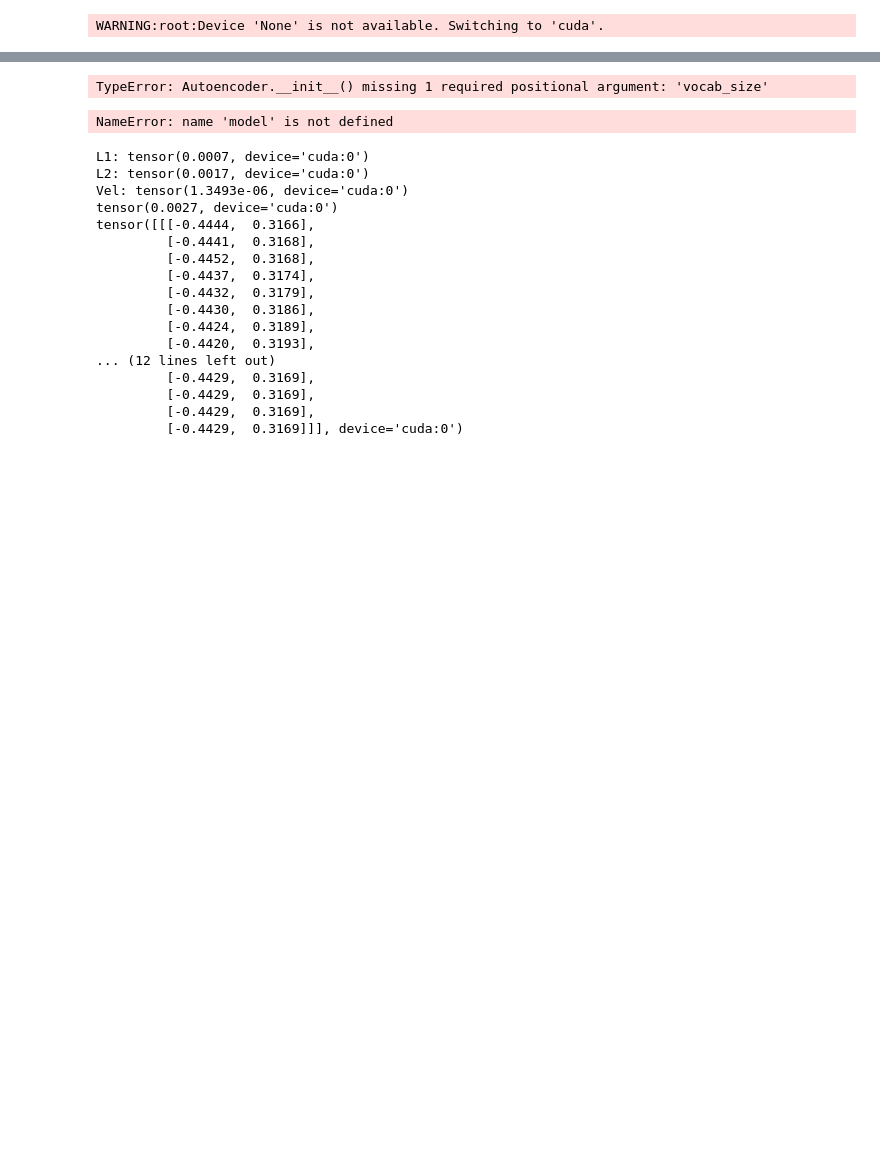
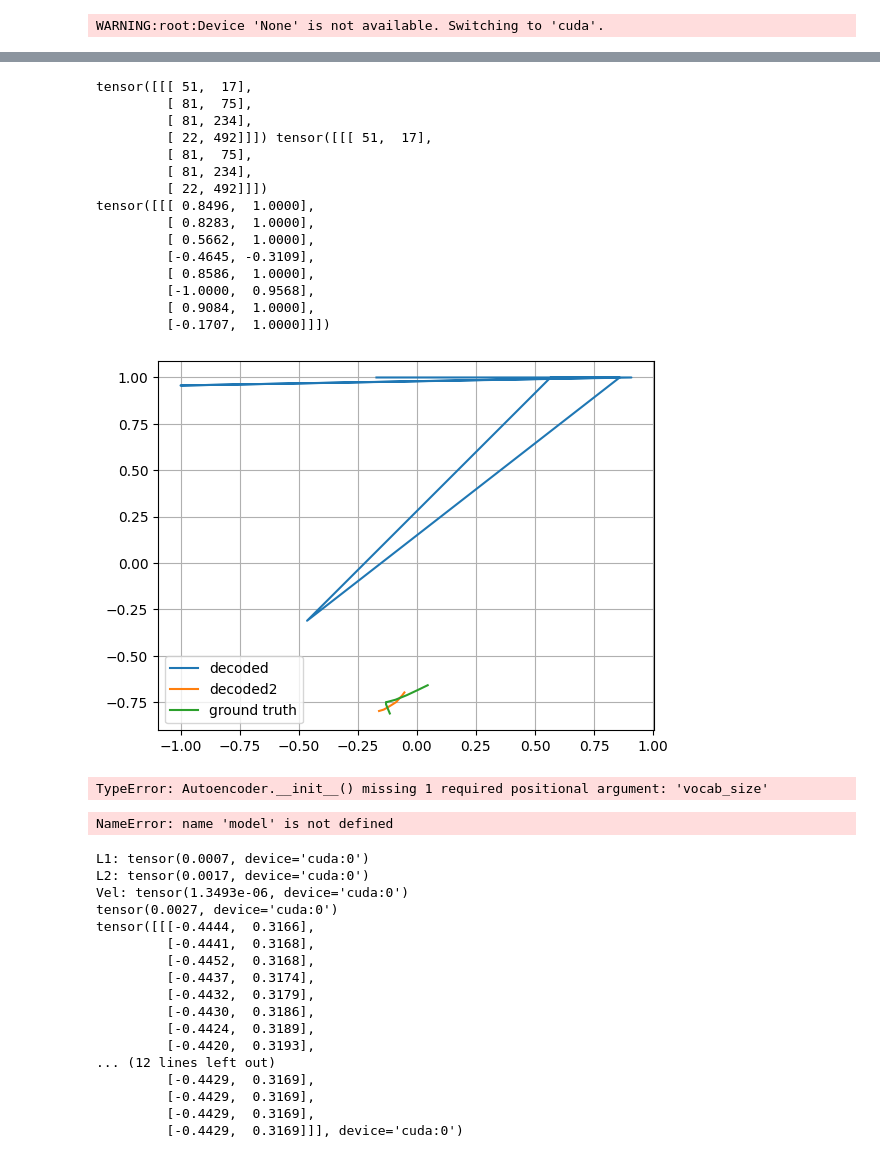
Before and after one commit to Robot-Learning-Collective/lerobot-experiments, a Jupyter notebook: test.ipynb, the cells around one changed output, grey strips where cells are left out. Drawn from its saved outputs; the diff is of its cells as text; code cells hidden in the pictures; blank space fills up the shorter version.

```diff
--- a/test.ipynb
+++ b/test.ipynb
@@ -65,0 +188,15 @@ preprocessor, postprocessor = make_pre_post_processors(policy.config, dataset_st
+# %%
+def _iterate_normalized_actions(
+    dataset: LeRobotDataset,
+    normalizer: NormalizerProcessorStep,
+    n_steps: int | None = None,
+):
+    if n_steps is None:
+        n_steps = len(dataset)
+
+    for i in tqdm(range(n_steps), desc="Iterating dataset for actions"):
+        a = dataset[i]["action"].unsqueeze(0)  # shape: (horizon, action_dim)
+        a_norm = normalizer._normalize_action(torch.as_tensor(a, dtype=torch.float32), inverse=False)
+        yield a_norm
+
+actions_iter = _iterate_normalized_actions(dataset, normalizer, n_steps=1000)
@@ -66,3 +281,42 @@ preprocessor, postprocessor = make_pre_post_processors(policy.config, dataset_st
+# %%
+actions_iter = _iterate_normalized_actions(dataset, normalizer, n_steps=1000)
+
+act = next(actions_iter)
+# %%
+
+encoded = diff_model.encode(act)
+decoded = diff_model.decode(encoded, num_inference_steps=50)
+
+decoded2, encoded2, _ = diff_model(act)
+decoded2 = decoded2.cpu().detach().numpy()
+
+print(encoded, encoded2)
+print(decoded)
+
+plt.plot(decoded[0, :, 0], decoded[0, :, 1], label="decoded")
+plt.plot(decoded2[0, :, 0], decoded2[0, :, 1], label="decoded2")
+plt.plot(act[0, :, 0], act[0, :, 1], label="ground truth")
+
+plt.legend()
+plt.grid()
+plt.show()
+# %% [output]
+tensor([[[ 51,  17],
+         [ 81,  75],
+         [ 81, 234],
+         [ 22, 492]]]) tensor([[[ 51,  17],
+         [ 81,  75],
+         [ 81, 234],
+         [ 22, 492]]])
+tensor([[[ 0.8496,  1.0000],
+         [ 0.8283,  1.0000],
+         [ 0.5662,  1.0000],
+         [-0.4645, -0.3109],
+         [ 0.8586,  1.0000],
+         [-1.0000,  0.9568],
+         [ 0.9084,  1.0000],
+         [-0.1707,  1.0000]]])
+[figure, added]
 # %%
 def distance(decoded_data, orig_data, n):
     return ((decoded_data[n, 0] - orig_data[n, 0]) ** 2 + (decoded_data[n, 1] - orig_data[n, 1]) ** 2) ** 0.5
```
Also changed, not shown: parts of 9 cells of this notebook, 7 other files.
